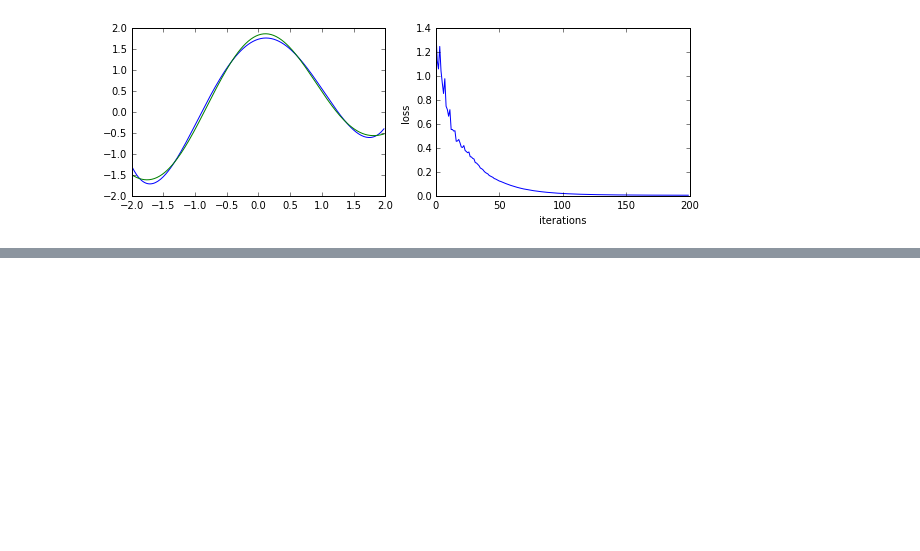
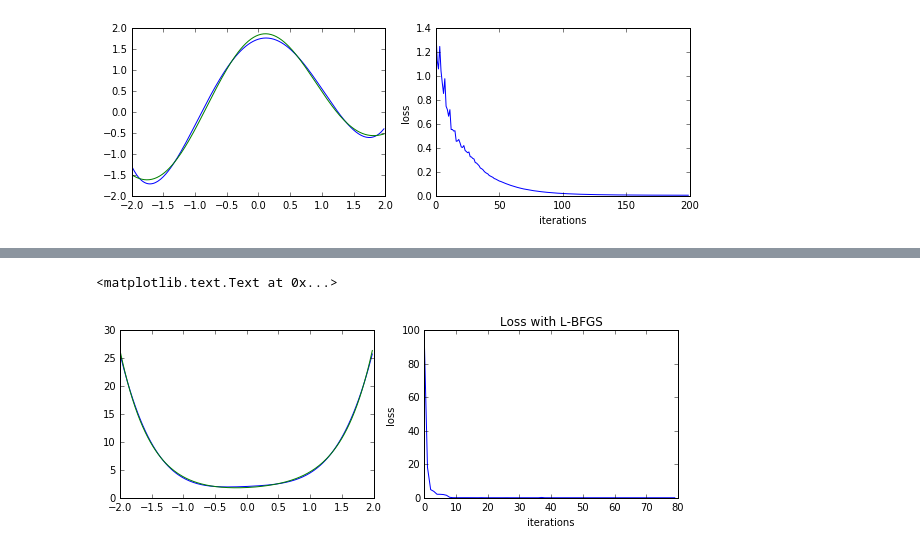
Before and after one commit to neuroailab/psych253, a Jupyter notebook: Lecture9.ipynb, the cells around one changed output, grey strips where cells are left out. Saved outputs shown, nothing was run; the diff lists cells and outputs as text; code cells hidden in the pictures; blank space fills up the shorter version.

```diff
--- a/Lecture9.ipynb
+++ b/Lecture9.ipynb
@@ -925,0 +964,42 @@ plt.ylabel('loss')
+# %%
+#we need to create a function that returns loss and loss derivative
+def func_loss_with_grad(vals):
+    data_dict = {x: xval,
+                 y:yval,
+                 coefficients: vals}
+    lossval, g = sess.run([polynomial_loss, polynomial_grad],
+                    feed_dict=data_dict)
+    losses.append(lossval)
+    return lossval, g.astype(np.float64)
+# %%
+#Ok, so let's see what happens with L-BFGS
+losses = []
+result = minimize(func_loss_with_grad,
+                  x0=np.zeros(6),
+                  method='L-BFGS-B',
+                  jac=True  #<-- meaning, we're telling minimizer
+                            #to use the derivative info -- the so-called
+                            #"jacobian"
+                 )
+
+x0 = result.x
+assign_op = tf.assign(coefficients, x0)
+sess.run(assign_op)
+
+plt.figure(figsize=(10, 3))
+plt.subplot(1, 2, 1)
+plt.plot(xval, sess.run(polynomial_model, feed_dict={x:xval}))
+plt.plot(xval, yval)
+
+plt.subplot(1, 2, 2)
+plt.plot(losses)
+plt.xlabel('iterations')
+plt.ylabel('loss')
+plt.title('Loss with L-BFGS')
+
+#substantially better than the non-derivative-based method
+#-- fewer interations are needed, loss curve is stabler, and final
+#results are better
+# %% [output]
+<matplotlib.text.Text at 0x...>
+[figure, added]
```
Also changed, not shown: parts of 11 cells of this notebook.
